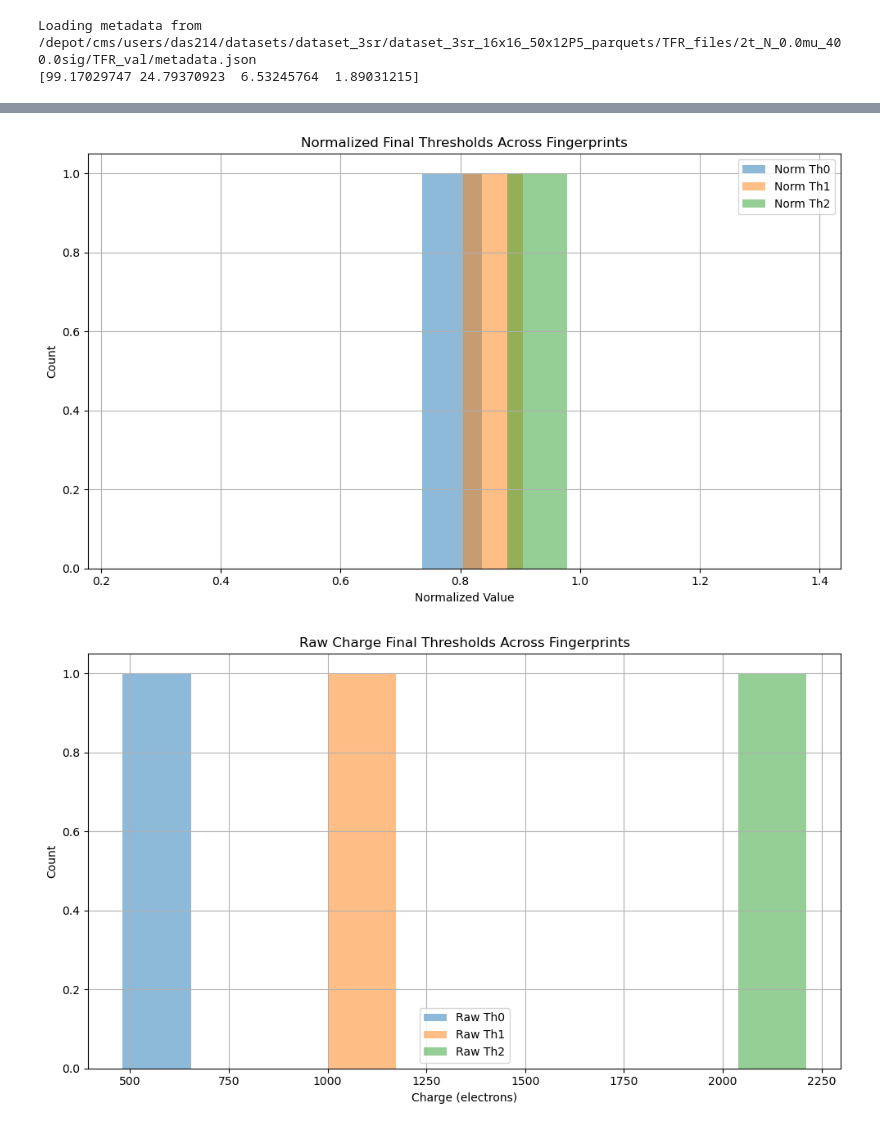
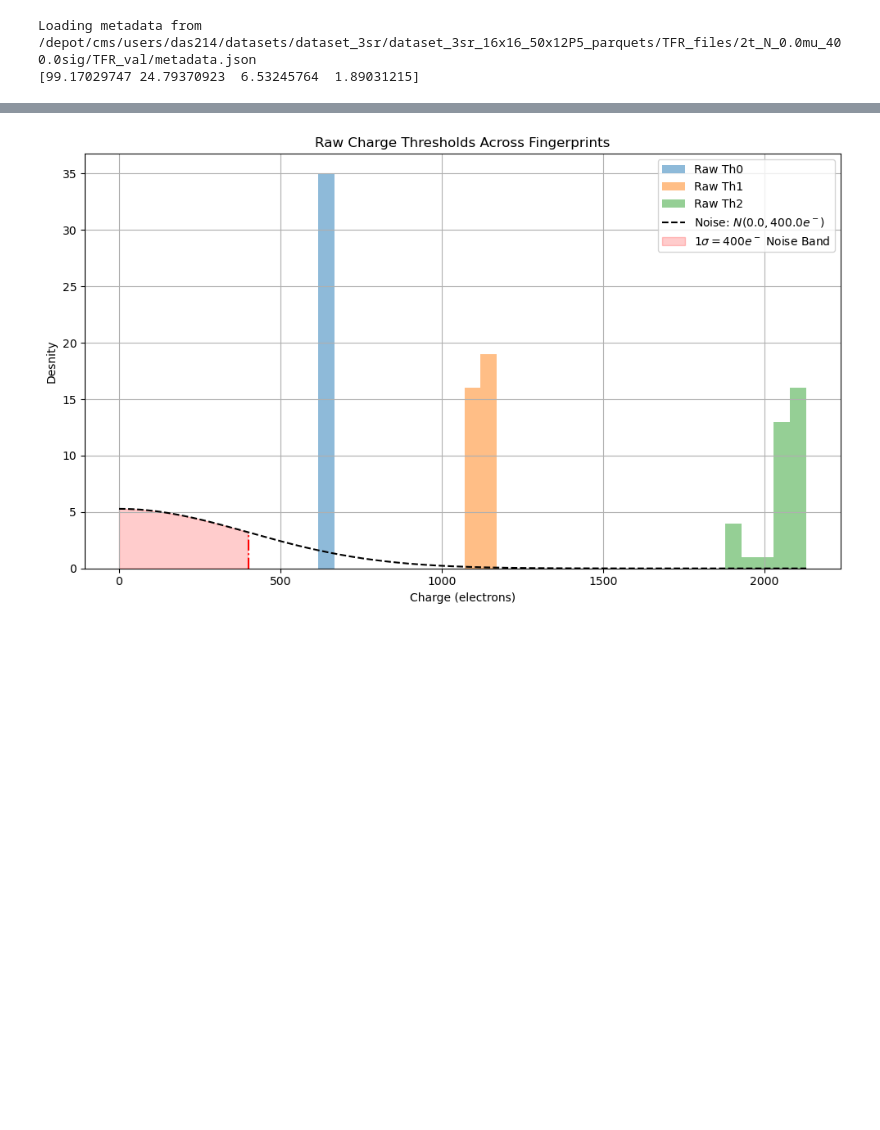
Before and after one commit to guptaharshul24/smart-pixels-ml, a Jupyter notebook: from_wgt_TF_stats.ipynb, the cells around one changed output, grey strips where cells are left out. Saved outputs shown, nothing was run; the diff lists cells and outputs as text; code cells hidden in the pictures; blank space fills up the shorter version.

```diff
--- a/from_wgt_TF_stats.ipynb
+++ b/from_wgt_TF_stats.ipynb
@@ -388,37 +464,0 @@ for fingerprint in fingerprint_list:
-# %%
-# === Plot: Normalized thresholds ===
-plt.figure(figsize=(10, 6))
-plt.hist(norm_th0, bins=10, alpha=0.5, label="Norm Th0")
-plt.hist(norm_th1, bins=10, alpha=0.5, label="Norm Th1")
-plt.hist(norm_th2, bins=10, alpha=0.5, label="Norm Th2")
-plt.title("Normalized Final Thresholds Across Fingerprints")
-plt.xlabel("Normalized Value")
-plt.ylabel("Count")
-plt.legend()
-plt.grid(True)
-plt.tight_layout()
-plt.show()
-
-# === Plot: Raw charge-space thresholds ===
-all_raw = raw_th0 + raw_th1 + raw_th2
-min_v, max_v = min(all_raw), max(all_raw)
-
-# Add 10% margin around full range
-pad = 0.1 * (max_v - min_v)
-range_min = min_v - pad
-range_max = max_v + pad
-
-plt.figure(figsize=(10, 6))
-plt.hist(raw_th0, bins=10, range=(range_min, range_max), alpha=0.5, label="Raw Th0")
-plt.hist(raw_th1, bins=10, range=(range_min, range_max), alpha=0.5, label="Raw Th1")
-plt.hist(raw_th2, bins=10, range=(range_min, range_max), alpha=0.5, label="Raw Th2")
-plt.title("Raw Charge Final Thresholds Across Fingerprints")
-plt.xlabel("Charge (electrons)")
-plt.ylabel("Count")
-plt.legend()
-plt.grid(True)
-plt.tight_layout()
-plt.show()
-# %% [output]
-[figure, removed]
-[figure, removed]
@@ -424,0 +467,40 @@ plt.show()
+# %%
+all_raw = np.concatenate([raw_th0, raw_th1, raw_th2])
+bins = np.histogram_bin_edges(all_raw, bins=30)  # auto-computed range
+
+plt.figure(figsize=(10, 6))
+plt.hist(raw_th0, bins=bins, alpha=0.5, label="Raw Th0")
+plt.hist(raw_th1, bins=bins, alpha=0.5, label="Raw Th1")
+plt.hist(raw_th2, bins=bins, alpha=0.5, label="Raw Th2")
+
+mu_noise = NOISE_MU
+sigma_noise = NOISE_SIGMA
+
+# X-range for PDF
+x_pdf = np.linspace(0, max(bins), 1000)
+pdf = norm.pdf(x_pdf, loc=mu_noise, scale=sigma_noise)
+pdf_scaled = pdf * len(all_raw) * (bins[1] - bins[0])  # Scale to match histogram
+
+plt.plot(x_pdf, pdf_scaled, 'k--', linewidth=1.5, label=rf"Noise: $N({mu_noise}, {sigma_noise}e^-$)")
+
+# Shaded region under the PDF between 0–400e⁻
+in_band = (x_pdf >= 0) & (x_pdf <= sigma_noise)
+plt.fill_between(x_pdf, 0, pdf_scaled, where=in_band, alpha=0.2,
+                 color='red', label=r"$1\sigma=400e^-$ Noise Band")
+
+# Shaded 1σ region
+pdf_val = norm.pdf(sigma_noise, loc=mu_noise, scale=sigma_noise)
+pdf_val_scaled = pdf_val * len(all_raw) * (bins[1] - bins[0])
+plt.vlines(
+    sigma_noise, 0, pdf_val_scaled,
+    color='red', linestyle='-.', linewidth=1.5)
+
+plt.title("Raw Charge Thresholds Across Fingerprints")
+plt.xlabel("Charge (electrons)")
+plt.ylabel("Desnity")
+plt.legend()
+plt.grid(True)
+plt.tight_layout()
+plt.show()
+# %% [output]
+[figure, added]
```
Also changed, not shown: parts of 28 cells of this notebook, 3 other files.
